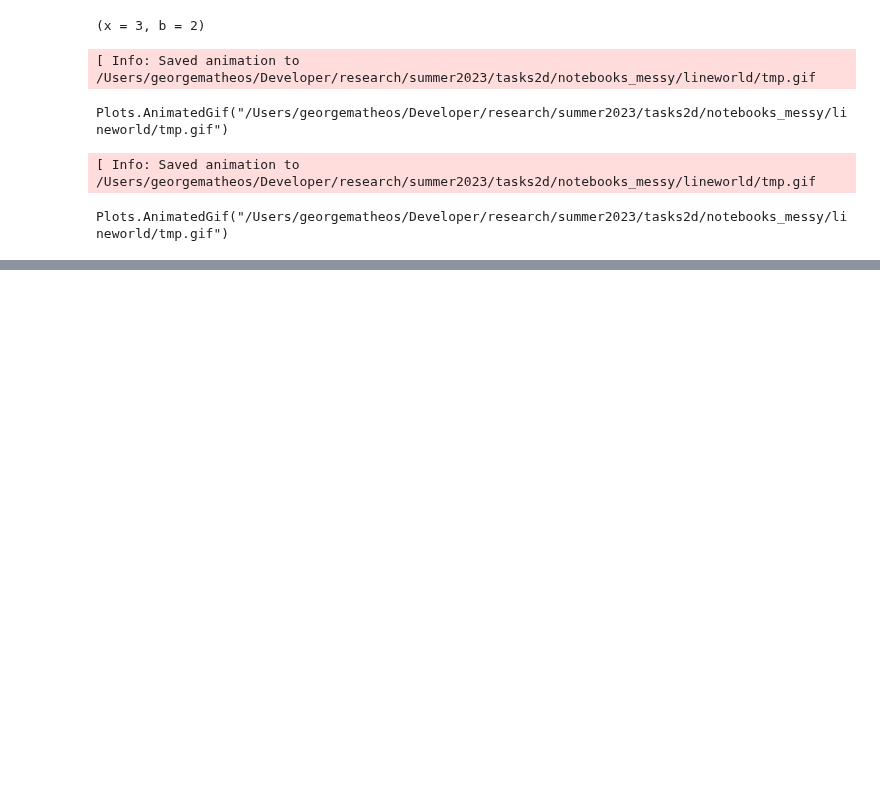
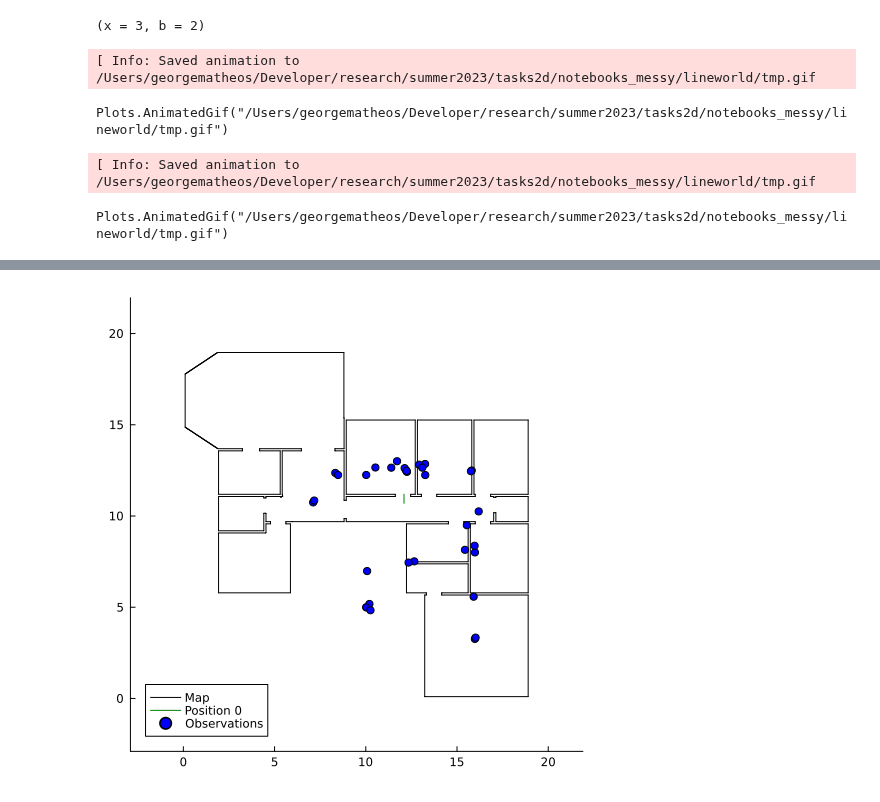
Before and after one commit to probcomp/tasks2D, a Jupyter notebook: notebooks_messy/lineworld/03_pomdp.ipynb, the cells around one changed output, grey strips where cells are left out. Saved outputs shown, nothing was run; the diff lists cells and outputs as text; code cells hidden in the pictures; blank space fills up the shorter version.

Commit message:
progress on pomdp

```diff
--- a/notebooks_messy/lineworld/03_pomdp.ipynb
+++ b/notebooks_messy/lineworld/03_pomdp.ipynb
@@ -259,0 +294,12 @@ Plots.AnimatedGif("/Users/georgematheos/Developer/research/summer2023/tasks2d/no
+# %%
+import GenParticleFilters
+(pf_init, pf_step) = GenPOMDPs.pf(
+    pomdp, PARAMS,
+    (100,), # particles
+    (); # bootstrap update
+    post_update = (state -> begin
+        GenParticleFilters.pf_rejuvenate!(
+            state, Gen.mh, (pose_drift_proposal, (0.1,)), 5)
+        end # begin
+    )
+);
@@ -259,0 +315,12 @@ Plots.AnimatedGif("/Users/georgematheos/Developer/research/summer2023/tasks2d/no
+# %%
+states = []
+state = pf_init(GenPOMDPs.observation_sequence(tr)[1]);
+push!(states, state)
+for (a, obs) in zip(
+        GenPOMDPs.action_sequence(tr)[2:end],
+        GenPOMDPs.observation_sequence(tr)[2:end]
+    )
+    state = pf_step(state, a, obs)
+    push!(states, state)
+end
+;
@@ -259,0 +394,9 @@ Plots.AnimatedGif("/Users/georgematheos/Developer/research/summer2023/tasks2d/no
+# %%
+tr_ = GenParticleFilters.get_traces(states[1])[1]
+pos = tr_[GenPOMDPs.state_addr(0)]
+obspts = get_submap(get_choices(tr_), GenPOMDPs.obs_addr(0))[:obs]
+assess(
+    sensor_model,
+    (pos, PARAMS),
+    get_submap(get_choices(tr_), GenPOMDPs.obs_addr(0))
+)
@@ -259,0 +411,11 @@ Plots.AnimatedGif("/Users/georgematheos/Developer/research/summer2023/tasks2d/no
+# %%
+mypl = plot(size=(500,500), aspect_ratio=:equal, grid=false,
+xlim=(_bb[1][1]-3, _bb[2][1]+3),
+ylim=(_bb[1][2]-3, _bb[2][2]+3),
+legend=:bottomleft,
+)
+plot!(_segs, c=:black, linewidth=1, label="Map")
+plot!(L.Pose(pos, PARAMS.orientation), c=:green, label="Position 0")
+scatter!(obspts.*L.Pose(pos, PARAMS.orientation), c=:blue, label="Observations")
+# %% [output]
+[figure, added]
```
Also changed, not shown: parts of 20 cells of this notebook.
